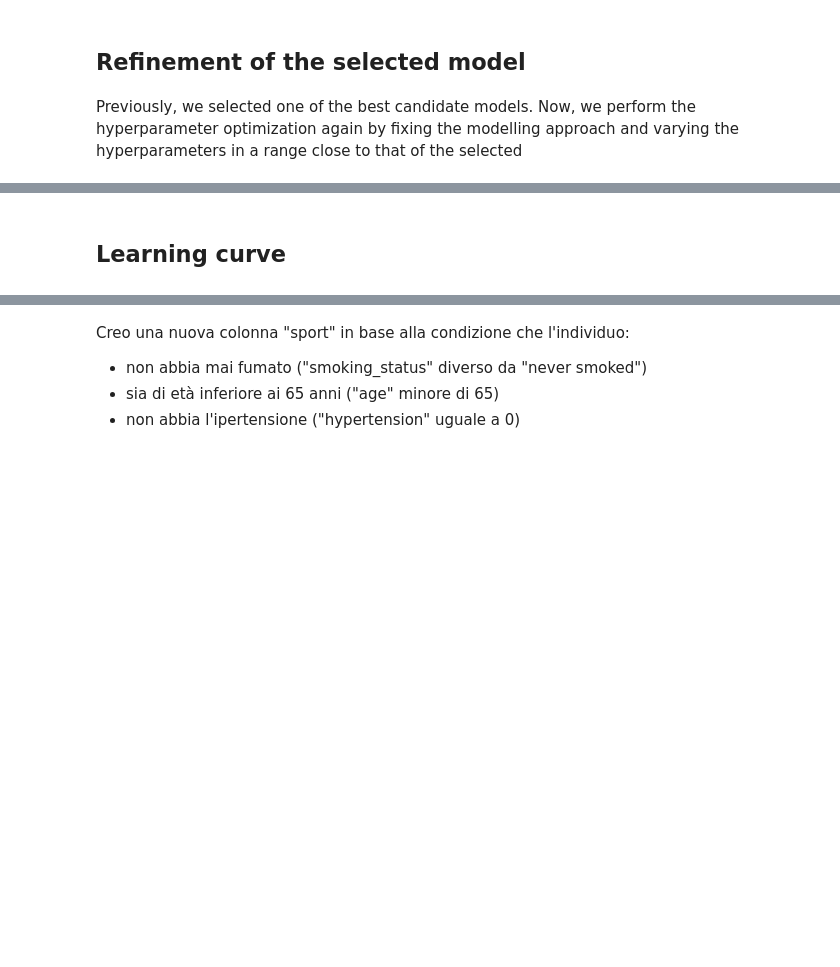
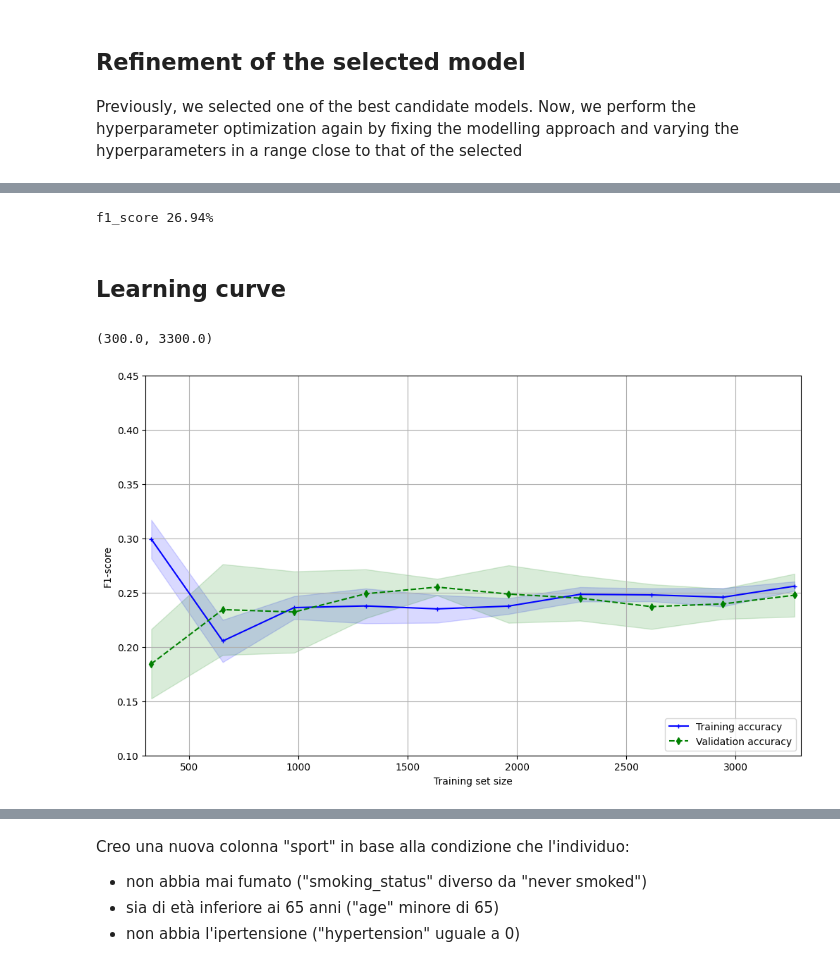
Before and after one commit to Laura1385/ml_stroke, a Jupyter notebook: main.ipynb, the cells around one changed output, grey strips where cells are left out. Saved outputs shown, nothing was run; the diff lists cells and outputs as text; code cells hidden in the pictures; blank space fills up the shorter version.

```diff
--- a/main.ipynb
+++ b/main.ipynb
@@ -118,0 +157,3 @@ for col in df_stroke.select_dtypes('object').columns:
+# %%
+#transformation of unknown values into null values for processing in the transformation pipeline
+df_stroke['smoking_status'] = df_stroke['smoking_status'].fillna('')
@@ -191,6 +273,11 @@ KNN Imputer will only be used on the bmi column, so missing values will be repla
 # %%
 #setting up the transformations
-pip = Pipeline([
+smoking_status_pip = Pipeline([
+    ('imp', SimpleImputer(strategy='most_frequent', fill_value='missing')),
+    ('onehot', OneHotEncoder(categories='auto', drop='first', handle_unknown='ignore'))
+])
+
+bmi_pip = Pipeline([
     ('imp', KNNImputer(n_neighbors=5)),
     ('scaler', StandardScaler())
 ])
@@ -198,7 +285,8 @@ pip = Pipeline([
 final_transformation = ColumnTransformer(transformers=[
     ('one_hot_encoder', OneHotEncoder(drop='first',categories='auto',handle_unknown='ignore'),['gender','ever_married','work_type','Residence_type', 'smoking_status'] ),
     ('age_column', StandardScaler(),['age']),
-    ('bmi_column', pip, ['bmi'] )
+    ('bmi_column', bmi_pip, ['bmi'] ),
+    ('smoking_status_column', smoking_status_pip, ['smoking_status'] )
 ],
 remainder='passthrough', #non fa nulla sulle colonne non menzionate
 verbose_feature_names_out=False,
@@ -356,9 +511,9 @@ Previously, we selected one of the best candidate models. Now, we perform the hy
 #sets best pipline
 best_model_pipeline = IMBPipeline([
     ('trans', final_transformation),
-    ('sampler', SMOTE(n_jobs=-1, sampling_strategy=0.7)),
+    ('sampler', SMOTE(n_jobs=-1, sampling_strategy=0.7)), #processors (-1 = All)
     ('feature_selector', LDA()),
-    ('classifier',LogisticRegression(solver='saga', penalty = 'l2'))
+    ('classifier',LogisticRegression(solver='saga', penalty = 'l1'))
 ])
 # %%
 #set up an even distribution
@@ -385,6 +576,8 @@ rs_best.best_estimator_
 score=f1_score(y_test, rs_best.best_estimator_.predict(X_test))
 m_score = round((score * 100), 2)
 print(f'f1_score {m_score}%')
+# %% [output]
+f1_score 26.94%
 # %%
 cls = rs_best.best_estimator_
 # %%
@@ -407,34 +600,37 @@ train_std = np.std(train_scores, axis=1)
 test_mean = np.mean(test_scores, axis=1)
 test_std = np.std(test_scores, axis=1)
 
 fig=plt.figure(figsize=(12,7))
 ax = fig.add_subplot()
 
 ax.plot(train_sizes, train_mean,
          color='blue', marker='+',
          markersize=5, label='Training accuracy')
 
 ax.fill_between(train_sizes,
                  train_mean + train_std,
                  train_mean - train_std,
                  alpha=0.15, color='blue')
 
 ax.plot(train_sizes, test_mean,
          color='green', linestyle='--',
          marker='d', markersize=5,
          label='Validation accuracy')
 
 ax.fill_between(train_sizes,
                  test_mean + test_std,
                  test_mean - test_std,
                  alpha=0.15, color='green')
 
 ax.grid()
 ax.set_xlabel('Training set size')
 ax.set_ylabel('F1-score')
 ax.legend(loc='lower right')
-ax.set_ylim([0.1, 0.55])
+ax.set_ylim([0.1, 0.45])
 ax.set_xlim([300, 3300])
+# %% [output]
+(300.0, 3300.0)
+[figure, added]
 # %% [markdown]
 Il grafico mostra la curva di apprendimento (learning curve) per valutare come varia la performance del modello al variare della dimensione del set di addestramento.
 
```
Also changed, not shown: parts of 69 cells of this notebook, 5 other files.
